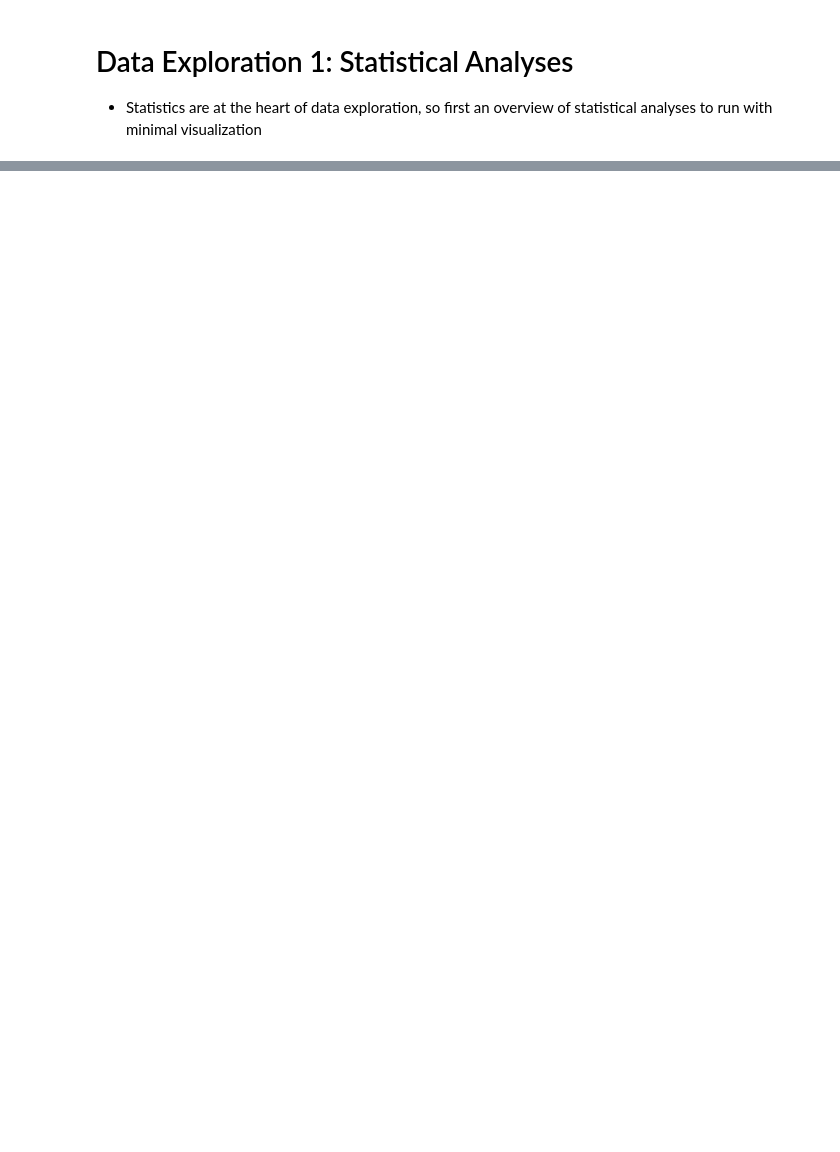
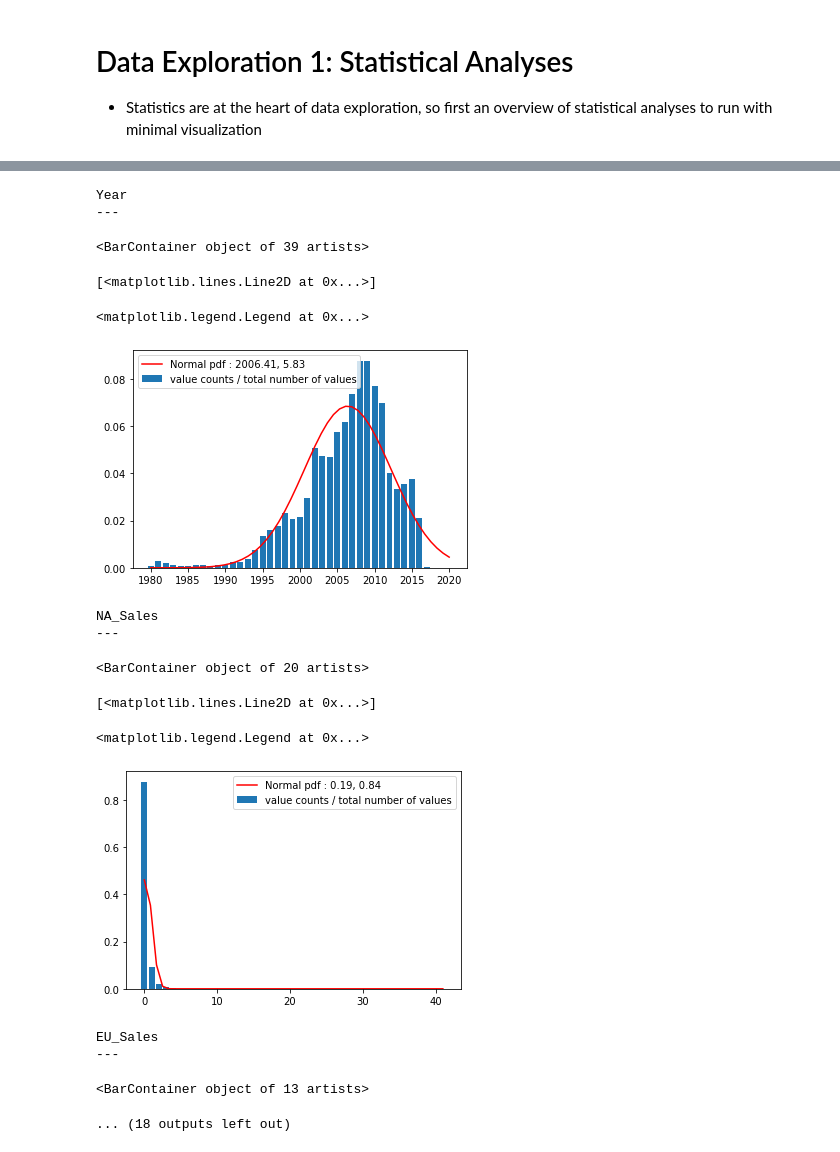
Before and after one commit to AaDalal/senior_sem_ai, a Jupyter notebook: dataExploration1_statistical.ipynb, the cells around one changed output, grey strips where cells are left out. Saved outputs shown, nothing was run; the diff lists cells and outputs as text; code cells hidden in the pictures; blank space fills up the shorter version.

```diff
--- a/dataExploration1_statistical.ipynb
+++ b/dataExploration1_statistical.ipynb
@@ -20,0 +168,7 @@ strikes_df.describe()
+# %%
+# For all videogames
+for col in vg_df.columns:
+    print(col)
+    rounded_df = vg_df.round(decimals=1)
+    rounded_df[col].head(100).value_counts().head(10).plot.bar()
+    plt.show()
@@ -20,0 +213,45 @@ strikes_df.describe()
+# %%
+# imports/set up
+import scipy.stats as stats
+%matplotlib inline
+
+# Only looking at number columns
+nums_df = vg_df.select_dtypes(include=['int64', 'float64'])
+rounded_nums_df = nums_df.round(decimals=0)
+for col in rounded_nums_df.columns:
+    # exlusions
+    if col == ('Rank'):
+        continue
+
+    print('\n'+col+'\n---')
+
+    # Normal distributions
+    mu = rounded_nums_df[col].mean()
+    sigma =  rounded_nums_df[col].std()
+    x = np.linspace(rounded_nums_df[col].min(), rounded_nums_df[col].max())
+    y = stats.norm.pdf(x, loc=mu, scale=sigma)
+
+    # Plotting
+    fig, ax = plt.subplots()
+    ax.bar(rounded_nums_df[col].value_counts().sort_index().index, rounded_nums_df[col].value_counts().sort_index() / rounded_nums_df[col].value_counts().sort_index().sum(), label="value counts / total number of values")
+    ax.plot(x,y, 'r', label=f"Normal pdf : {mu.round(2)}, {sigma.round(2)}")
+    ax.legend()
+
+    plt.show()
+# %% [output]
+Year
+---
+<BarContainer object of 39 artists>
+[<matplotlib.lines.Line2D at 0x...>]
+<matplotlib.legend.Legend at 0x...>
+[figure, added]
+NA_Sales
+---
+<BarContainer object of 20 artists>
+[<matplotlib.lines.Line2D at 0x...>]
+<matplotlib.legend.Legend at 0x...>
+[figure, added]
+EU_Sales
+---
+<BarContainer object of 13 artists>
+... (18 outputs left out)
```
Also changed, not shown: parts of 14 cells of this notebook, 1 other file.
